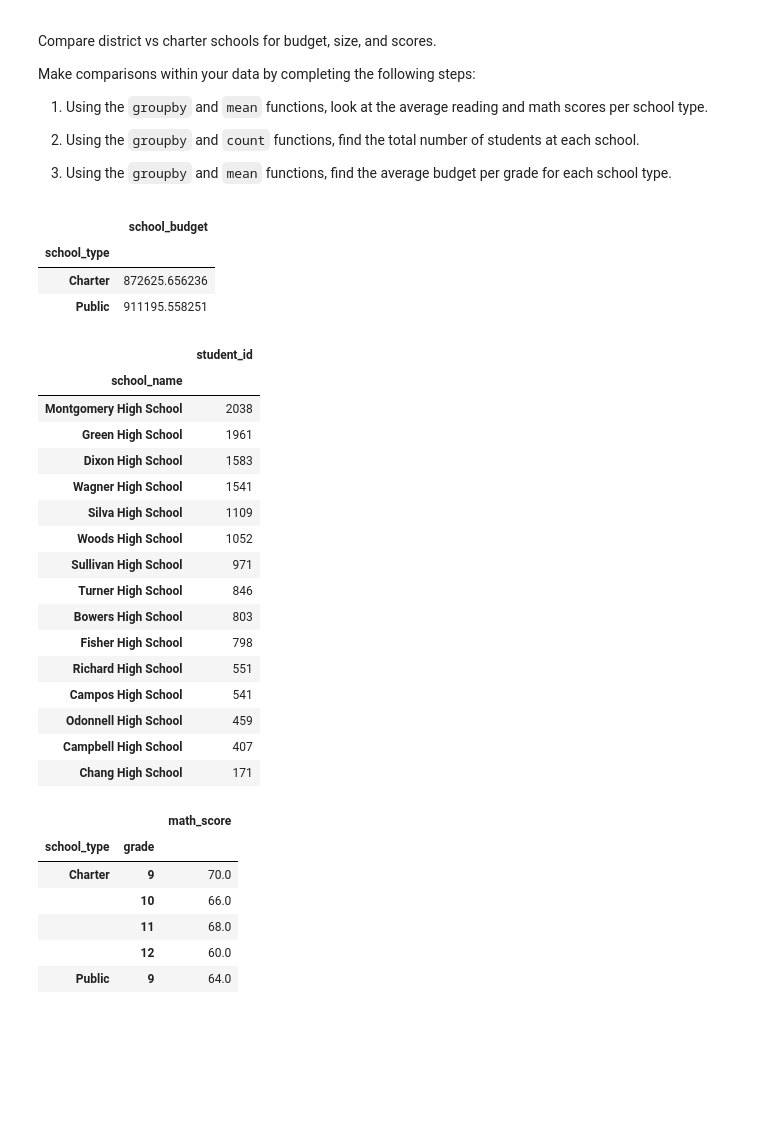
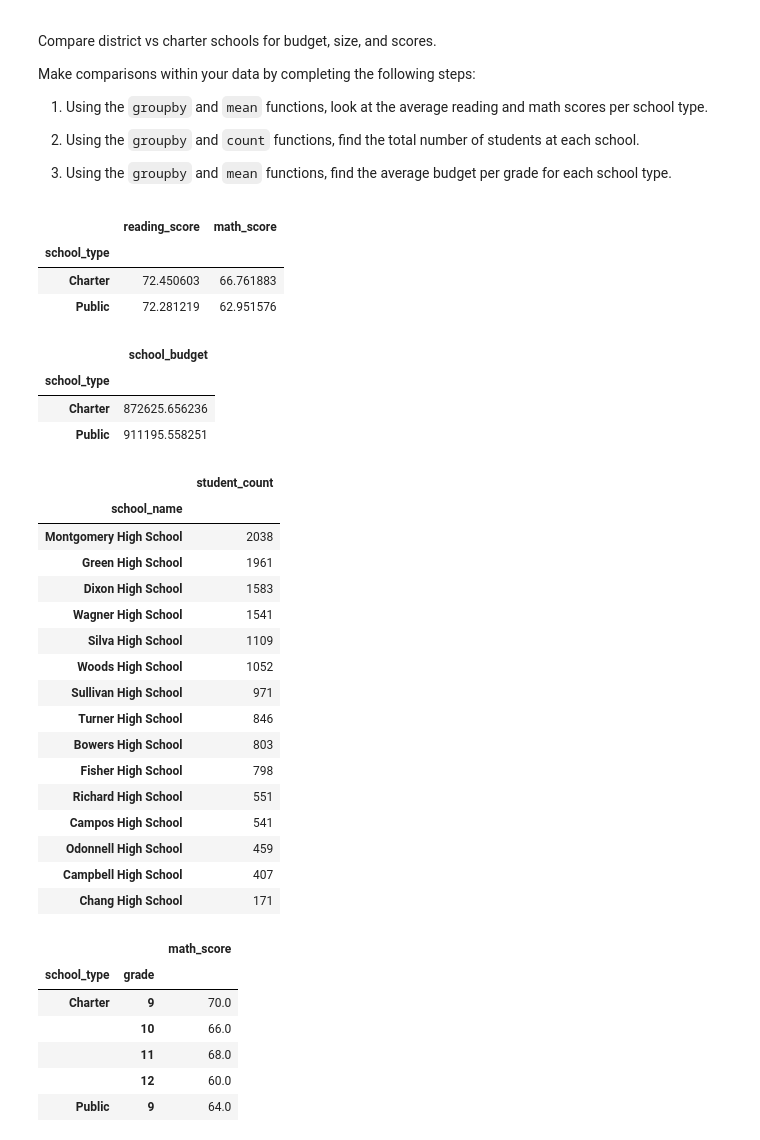
Before and after one commit to doliver231/School-District-Analysis, a Jupyter notebook: Student_Data_Challenge_Starter_Code.ipynb, the cells around one changed output. Cells and saved outputs as stored; diff of their text form; code cells hidden in the pictures; blank space fills up the shorter version.

```diff
--- a/Student_Data_Challenge_Starter_Code.ipynb
+++ b/Student_Data_Challenge_Starter_Code.ipynb
@@ -279,23 +279,32 @@ Make comparisons within your data by completing the following steps:
 2. Using the `groupby` and `mean` functions, find the average budget per grade for each school type.
 # %%
 # Use groupby and mean to find the average reading and math scores for each school type.
+
 student_2_df = student_df.groupby(by="school_type")
 student_2_df[["reading_score", "math_score"]].mean()
-
-school_budget_df = student_df.groupby(by="school_type")
-school_budget_df[["school_budget"]].mean()
 # %% [output]
-|  | school_budget |
-| school_type |  |
-| Charter | 872625.656236 |
-| Public | 911195.558251 |
+|  | reading_score | math_score |
+| school_type |  |  |
+| Charter | 72.450603 | 66.761883 |
+| Public | 72.281219 | 62.951576 |
+# %%
+# Display the average budget for each school type by using the groupby and mean functions
+school_budget_df = student_df.groupby(by="school_type")
+school_budget_df[["school_budget"]].mean()
+# %% [output]
+|  | school_budget |
+| school_type |  |
+| Charter | 872625.656236 |
+| Public | 911195.558251 |
 # %%
 # Use the `groupby`, `count`, and `sort_values` functions to find the
 # total number of students at each school and sort from most students to least students.
-school_grouped_df = student_df.groupby(by="school_name")
-school_grouped_df[["student_id"]].count().sort_values("student_id", ascending=False)
+school_grouped_df = student_df.groupby(by="school_name").count()
+school_grouped_df.rename(columns={"student_id": "student_count"}, inplace=True)
+school_grouped_df.sort_values("student_count", ascending=False, inplace=True)
+school_grouped_df[["student_count"]]
 # %% [output]
-|  | student_id |
+|  | student_count |
 | school_name |  |
 | Montgomery High School | 2038 |
 | Green High School | 1961 |
```
Also changed, not shown: parts of 3 cells of this notebook, 13 other files.
